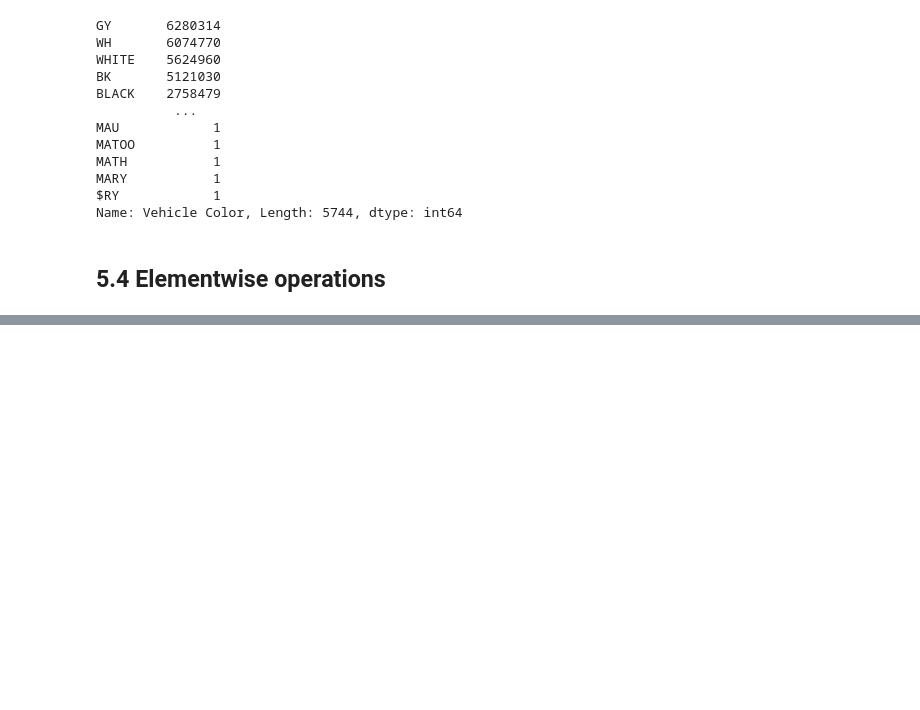
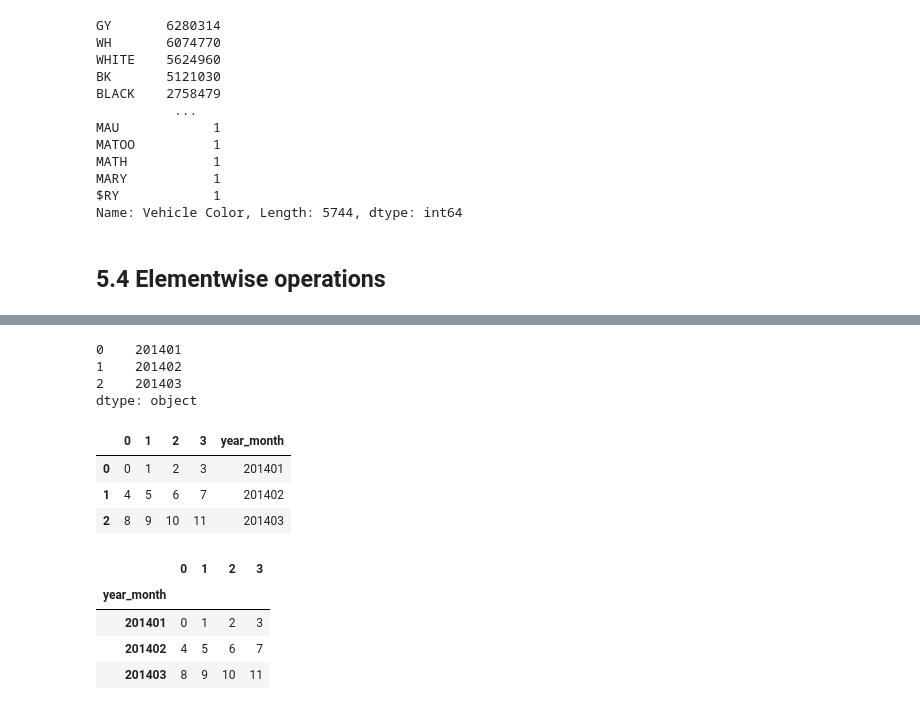
Before and after one commit to sunchengyi/Dask, a Jupyter notebook: nyc-parking-tickets_dask.ipynb, the cells around one changed output, grey strips where cells are left out. Saved outputs shown, nothing was run; the diff lists cells and outputs as text; code cells hidden in the pictures; blank space fills up the shorter version.

```diff
--- a/nyc-parking-tickets_dask.ipynb
+++ b/nyc-parking-tickets_dask.ipynb
@@ -529,0 +613,28 @@ dask.__version__
+# %%
+yearmonth.head(3)
+# %% [output]
+0    201401
+1    201402
+2    201403
+dtype: object
+# %%
+df2 = df1.drop('date', axis=1)
+# %%
+df3 = df2.assign(year_month=yearmonth)
+# %%
+df3.head(3)
+# %% [output]
+|  | 0 | 1 | 2 | 3 | year_month |
+| 0 | 0 | 1 | 2 | 3 | 201401 |
+| 1 | 4 | 5 | 6 | 7 | 201402 |
+| 2 | 8 | 9 | 10 | 11 | 201403 |
+# %%
+df4 = df3.set_index('year_month')
+# %%
+df4.head(3)
+# %% [output]
+|  | 0 | 1 | 2 | 3 |
+| year_month |  |  |  |  |
+| 201401 | 0 | 1 | 2 | 3 |
+| 201402 | 4 | 5 | 6 | 7 |
+| 201403 | 8 | 9 | 10 | 11 |
```
Also changed, not shown: parts of 28 cells of this notebook.
